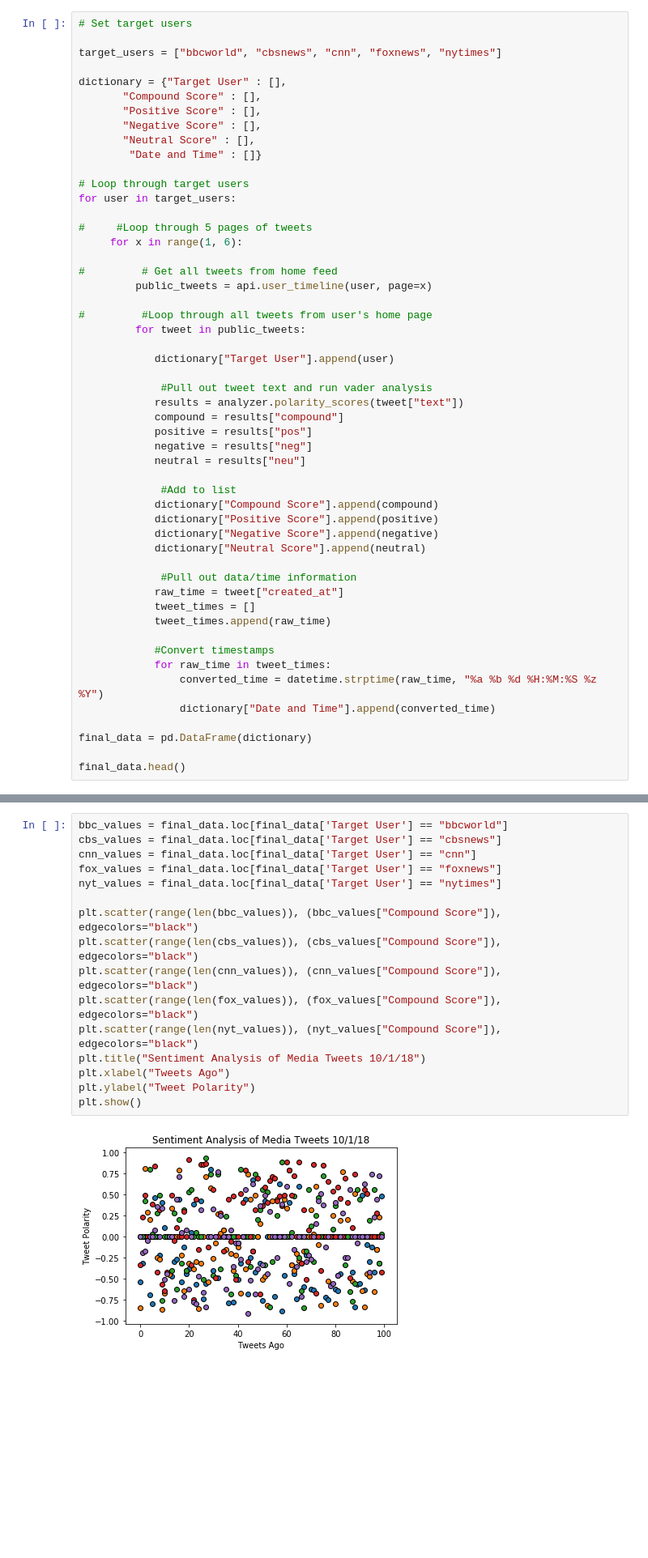
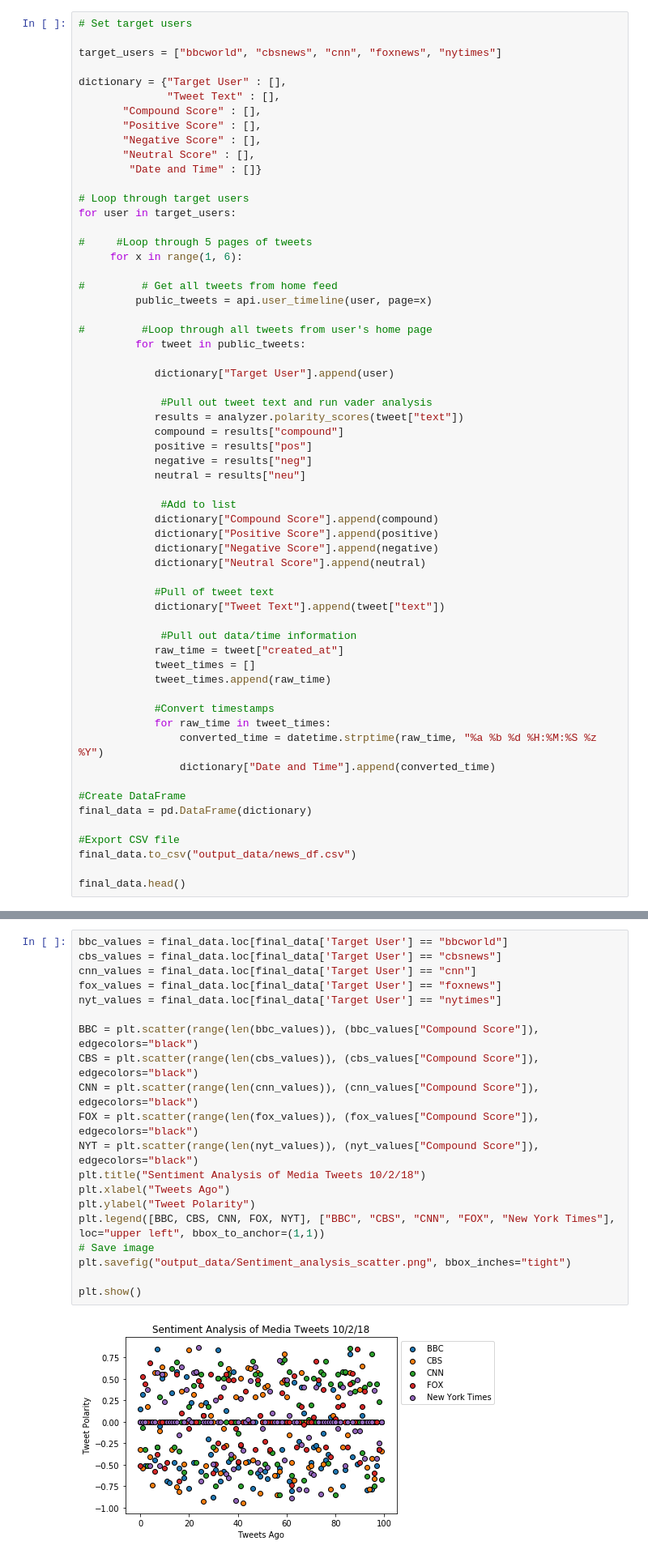
Before and after one commit to knkayser/social_analytics, a Jupyter notebook: Homework_7_Kayser.ipynb, the cells around one changed output, grey strips where cells are left out. Shown at 81% size. Drawn from its saved outputs; the diff is of its cells as text; blank space fills up the shorter version.

Commit message:
Homework upload with images

```diff
--- a/Homework_7_Kayser.ipynb
+++ b/Homework_7_Kayser.ipynb
@@ -23,6 +29,7 @@ api = tweepy.API(auth, parser=tweepy.parsers.JSONParser())
 target_users = ["bbcworld", "cbsnews", "cnn", "foxnews", "nytimes"]
 
 dictionary = {"Target User" : [],
+              "Tweet Text" : [],
        "Compound Score" : [],
        "Positive Score" : [],
        "Negative Score" : [],
@@ -56,6 +63,9 @@ for user in target_users:
             dictionary["Negative Score"].append(negative)
             dictionary["Neutral Score"].append(neutral)
 
+            #Pull of tweet text
+            dictionary["Tweet Text"].append(tweet["text"])
+
              #Pull out data/time information
             raw_time = tweet["created_at"]
             tweet_times = []
@@ -66,7 +76,11 @@ for user in target_users:
                 converted_time = datetime.strptime(raw_time, "%a %b %d %H:%M:%S %z %Y")
                 dictionary["Date and Time"].append(converted_time)
 
+#Create DataFrame
 final_data = pd.DataFrame(dictionary)
 
+#Export CSV file
+final_data.to_csv("output_data/news_df.csv")
+
 final_data.head()
 # %% [output]
@@ -79,21 +93,25 @@ final_data.head()
 # %%
 bbc_values = final_data.loc[final_data['Target User'] == "bbcworld"]
 cbs_values = final_data.loc[final_data['Target User'] == "cbsnews"]
 cnn_values = final_data.loc[final_data['Target User'] == "cnn"]
 fox_values = final_data.loc[final_data['Target User'] == "foxnews"]
 nyt_values = final_data.loc[final_data['Target User'] == "nytimes"]
 
-plt.scatter(range(len(bbc_values)), (bbc_values["Compound Score"]), edgecolors="black")
-plt.scatter(range(len(cbs_values)), (cbs_values["Compound Score"]), edgecolors="black")
-plt.scatter(range(len(cnn_values)), (cnn_values["Compound Score"]), edgecolors="black")
-plt.scatter(range(len(fox_values)), (fox_values["Compound Score"]), edgecolors="black")
-plt.scatter(range(len(nyt_values)), (nyt_values["Compound Score"]), edgecolors="black")
-plt.title("Sentiment Analysis of Media Tweets 10/1/18")
+BBC = plt.scatter(range(len(bbc_values)), (bbc_values["Compound Score"]), edgecolors="black")
+CBS = plt.scatter(range(len(cbs_values)), (cbs_values["Compound Score"]), edgecolors="black")
+CNN = plt.scatter(range(len(cnn_values)), (cnn_values["Compound Score"]), edgecolors="black")
+FOX = plt.scatter(range(len(fox_values)), (fox_values["Compound Score"]), edgecolors="black")
+NYT = plt.scatter(range(len(nyt_values)), (nyt_values["Compound Score"]), edgecolors="black")
+plt.title("Sentiment Analysis of Media Tweets 10/2/18")
 plt.xlabel("Tweets Ago")
 plt.ylabel("Tweet Polarity")
+plt.legend([BBC, CBS, CNN, FOX, NYT], ["BBC", "CBS", "CNN", "FOX", "New York Times"], loc="upper left", bbox_to_anchor=(1,1))
+# Save image
+plt.savefig("output_data/Sentiment_analysis_scatter.png", bbox_inches="tight")
+
 plt.show()
 # %% [output]
-[figure, old version]
+[figure, new version]
 # %%
 plt.bar("BBC", bbc_values["Compound Score"].mean())
 plt.bar("CBS News", cbs_values["Compound Score"].mean())
```
Also changed, not shown: parts of 3 cells of this notebook, 3 other files.
